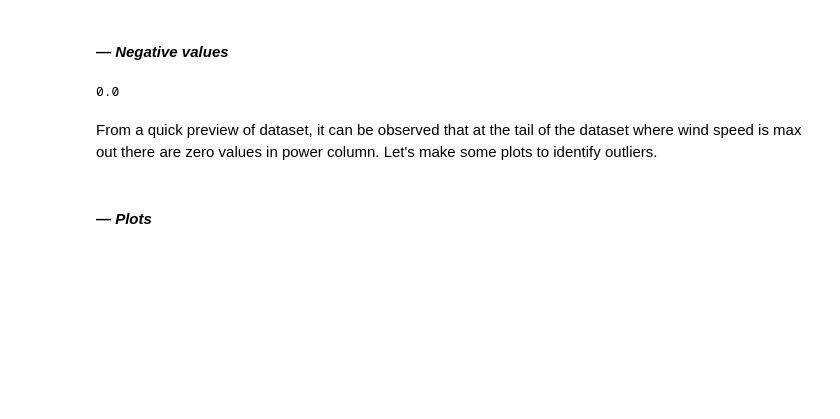
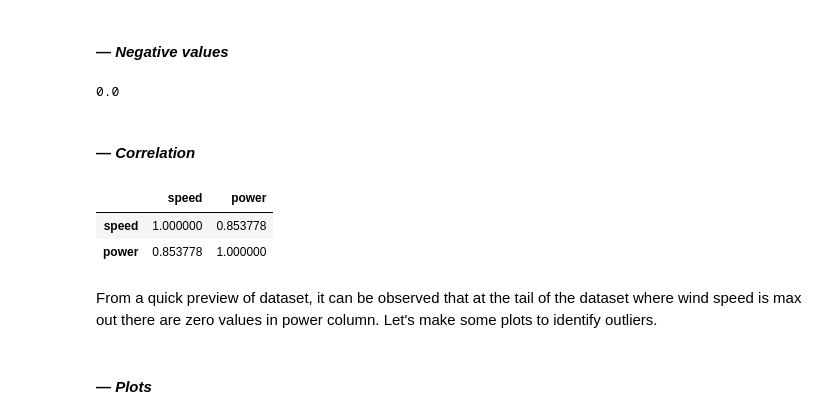
Before and after one commit to mizydorek/Fundamentals-of-Data-Analysis-Project-2020, a Jupyter notebook: project.ipynb, the cells around one changed output. Drawn from its saved outputs; the diff is of its cells as text; code cells hidden in the pictures; blank space fills up the shorter version.

Commit message:
added correlation of the dataset

```diff
--- a/project.ipynb
+++ b/project.ipynb
@@ -89,6 +97,15 @@ df.isna().sum().sum()
 df[(df.speed < 0) & (df.power < 0)].sum().sum()
 # %% [output]
 0.0
+# %% [markdown]
+#### — *Correlation*
+# %%
+# Display correlation between two features.
+df.corr()
+# %% [output]
+|  | speed | power |
+| speed | 1.000000 | 0.853778 |
+| power | 0.853778 | 1.000000 |
 # %% [markdown]
 From a quick preview of dataset, it can be observed that at the tail of the dataset where wind speed is max out there are zero values in power column. Let's make some plots to identify outliers.
 # %% [markdown]
```
Also changed, not shown: parts of 2 cells of this notebook.
